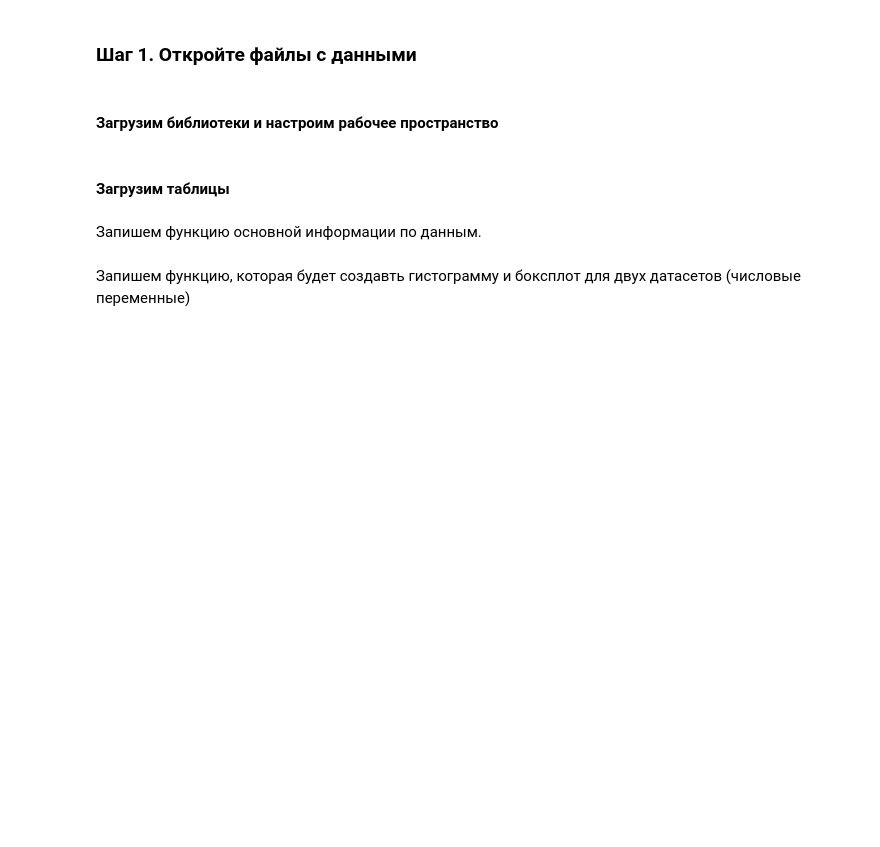
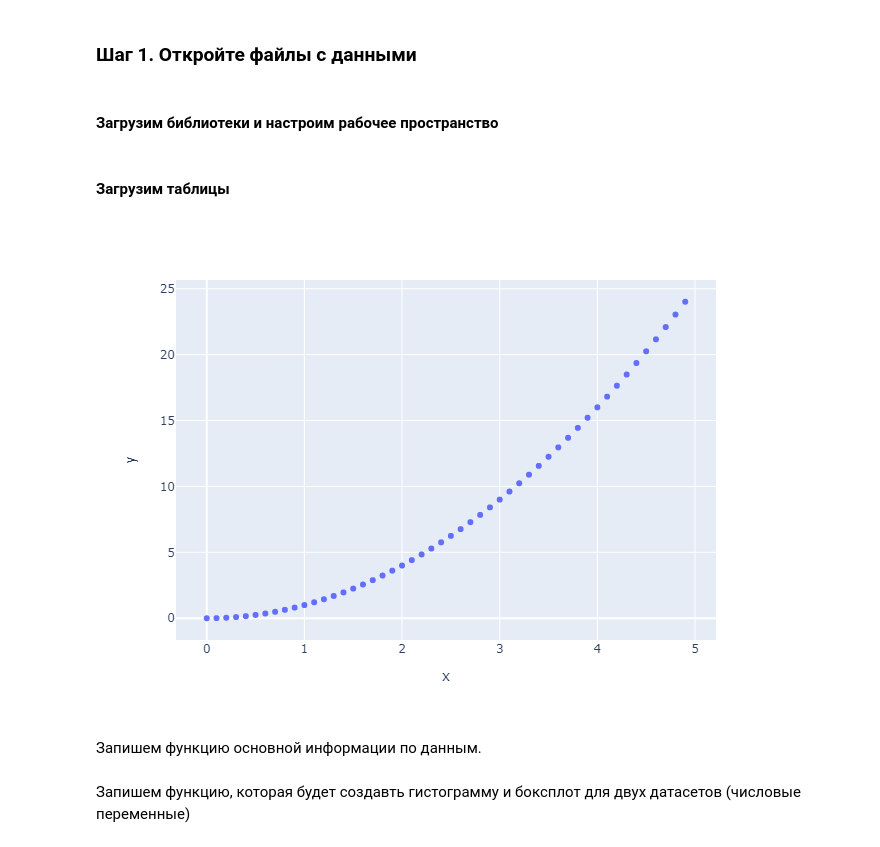
Before and after one commit to EPrutskoy/test, a Jupyter notebook: f01c50c2-607c-4f5b-a180-effa525a99b4.ipynb, the cells around one changed output. Drawn from its saved outputs; the diff is of its cells as text; code cells hidden in the pictures; blank space fills up the shorter version.

```diff
--- a/f01c50c2-607c-4f5b-a180-effa525a99b4.ipynb
+++ b/f01c50c2-607c-4f5b-a180-effa525a99b4.ipynb
@@ -152,3 +154,7 @@ px.scatter(x=x, y=f(x)).show()
+# %%
+px.scatter(x=x, y=f(x)).show("png")
+# %% [output]
+[figure, added]
 # %% [markdown]
 Запишем функцию основной информации по данным.
 # %%
```
Also changed, not shown: parts of 7 cells of this notebook.
